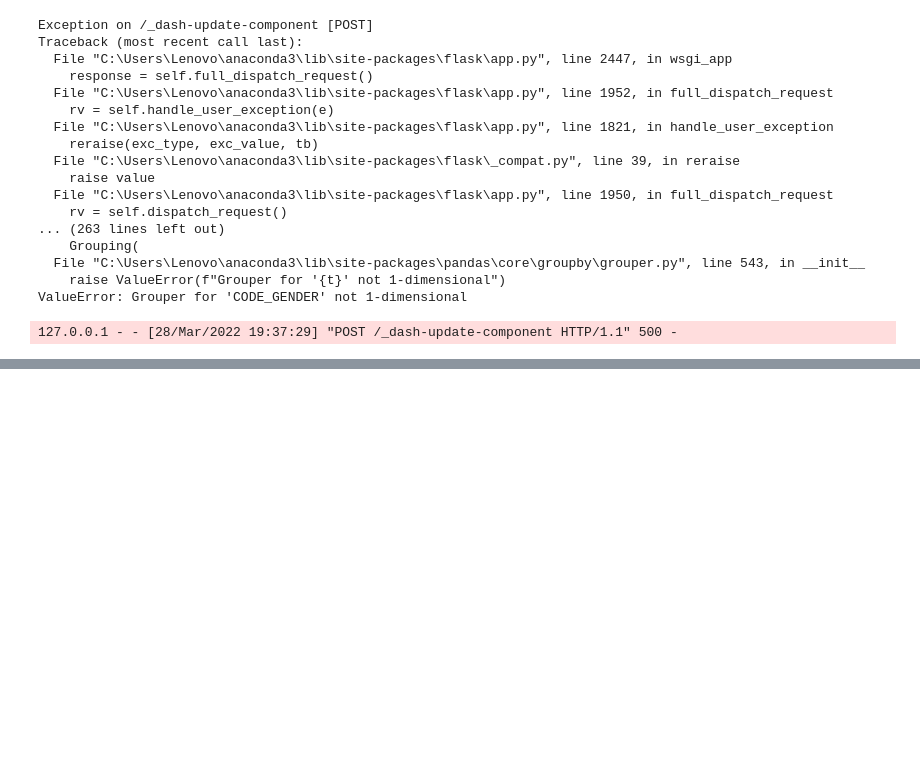
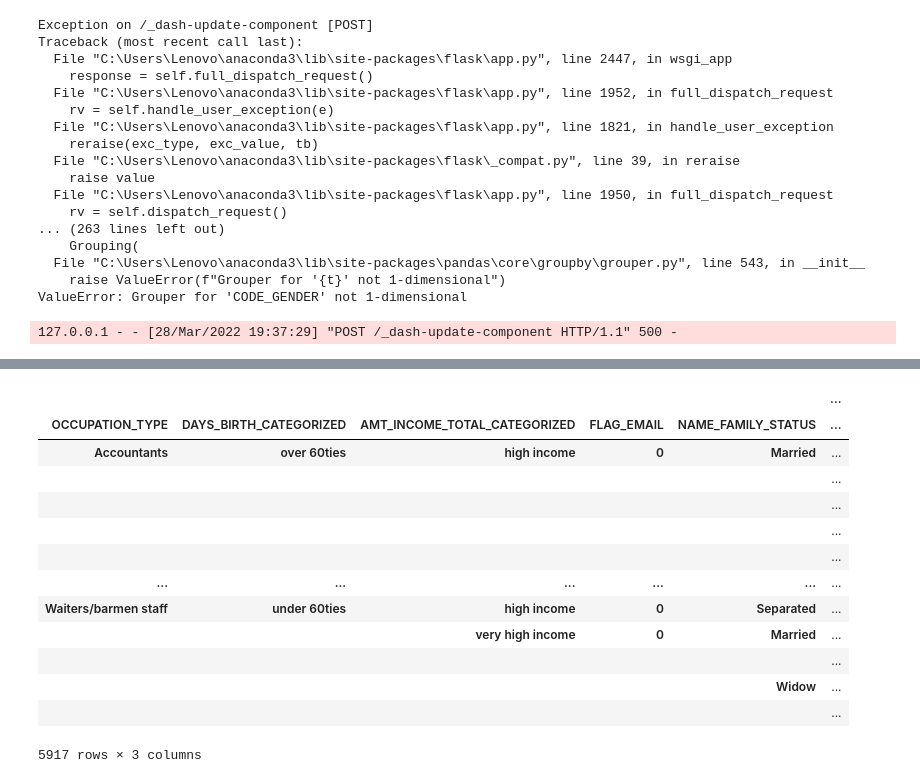
Before and after one commit to infoshareacademy/jdszr6-slytherin_group, a Jupyter notebook: PYTHON_project/Master/Credit_Approval.ipynb, the cells around one changed output, grey strips where cells are left out. Cells and saved outputs as stored; diff of their text form; code cells hidden in the pictures; blank space fills up the shorter version.

```diff
--- a/PYTHON_project/Master/Credit_Approval.ipynb
+++ b/PYTHON_project/Master/Credit_Approval.ipynb
@@ -493,0 +627,19 @@ ValueError: Grouper for 'CODE_GENDER' not 1-dimensional
+# %%
+matrix["cumsum"]=matrix.groupby(["OCCUPATION_TYPE","DAYS_BIRTH_CATEGORIZED","AMT_INCOME_TOTAL_CATEGORIZED","FLAG_EMAIL","NAME_FAMILY_STATUS","NAME_EDUCATION_TYPE",
+                     "NAME_INCOME_TYPE", "CNT_FAM_MEMBERS_CATEGORIZED"]).sum()["ID"]
+matrix
+# %% [output]
+|  |  |  |  |  | ... |
+| OCCUPATION_TYPE | DAYS_BIRTH_CATEGORIZED | AMT_INCOME_TOTAL_CATEGORIZED | FLAG_EMAIL | NAME_FAMILY_STATUS | ... |
+| Accountants | over 60ties | high income | 0 | Married | ... |
+|  |  |  |  |  | ... |
+|  |  |  |  |  | ... |
+|  |  |  |  |  | ... |
+|  |  |  |  |  | ... |
+| ... | ... | ... | ... | ... | ... |
+| Waiters/barmen staff | under 60ties | high income | 0 | Separated | ... |
+|  |  | very high income | 0 | Married | ... |
+|  |  |  |  |  | ... |
+|  |  |  |  | Widow | ... |
+|  |  |  |  |  | ... |
+5917 rows × 3 columns
```
Also changed, not shown: parts of 11 cells of this notebook.
